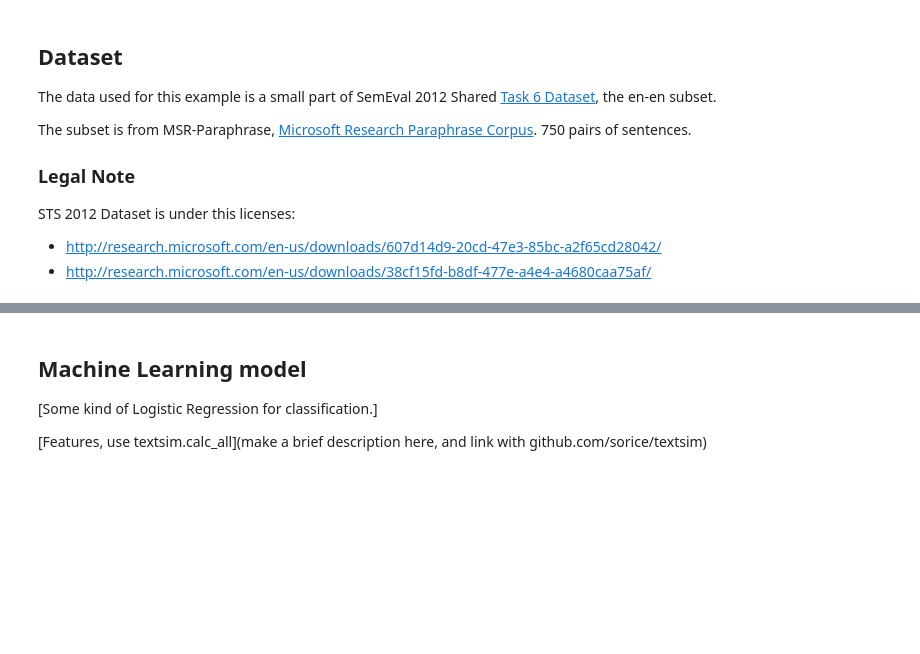
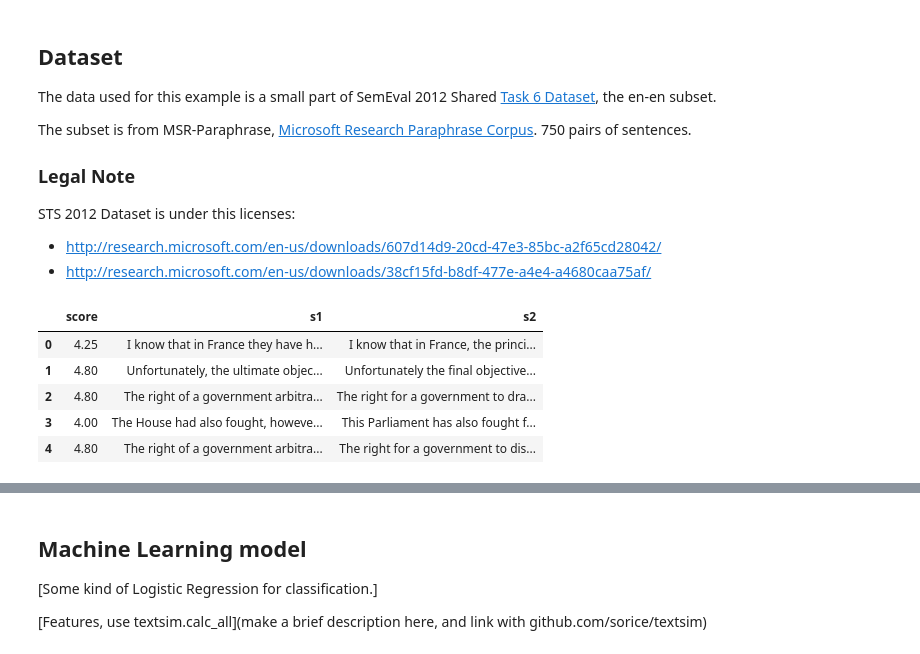
Before and after one commit to sorice/preprocess, a Jupyter notebook: docs/edu/applied_preprocessing.ipynb, the cells around one changed output, grey strips where cells are left out. Drawn from its saved outputs; the diff is of its cells as text; code cells hidden in the pictures; blank space fills up the shorter version.

```diff
--- a/docs/edu/applied_preprocessing.ipynb
+++ b/docs/edu/applied_preprocessing.ipynb
@@ -38,0 +41,10 @@ STS 2012 Dataset is under this licenses:
+# %%
+data.columns = ['score','s1','s2']
+data.head()
+# %% [output]
+|  | score | s1 | s2 |
+| 0 | 4.25 | I know that in France they have h... | I know that in France, the princi... |
+| 1 | 4.80 | Unfortunately, the ultimate objec... | Unfortunately the final objective... |
+| 2 | 4.80 | The right of a government arbitra... | The right for a government to dra... |
+| 3 | 4.00 | The House had also fought, howeve... | This Parliament has also fought f... |
+| 4 | 4.80 | The right of a government arbitra... | The right for a government to dis... |
```
Also changed, not shown: parts of 26 cells of this notebook, 4 other files.
